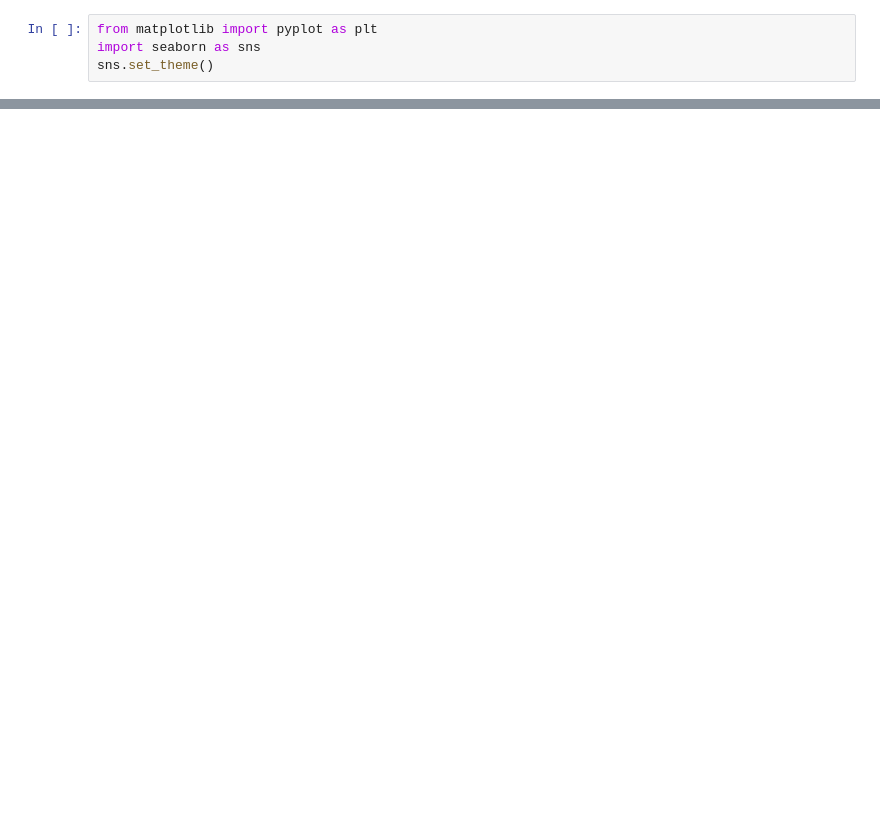
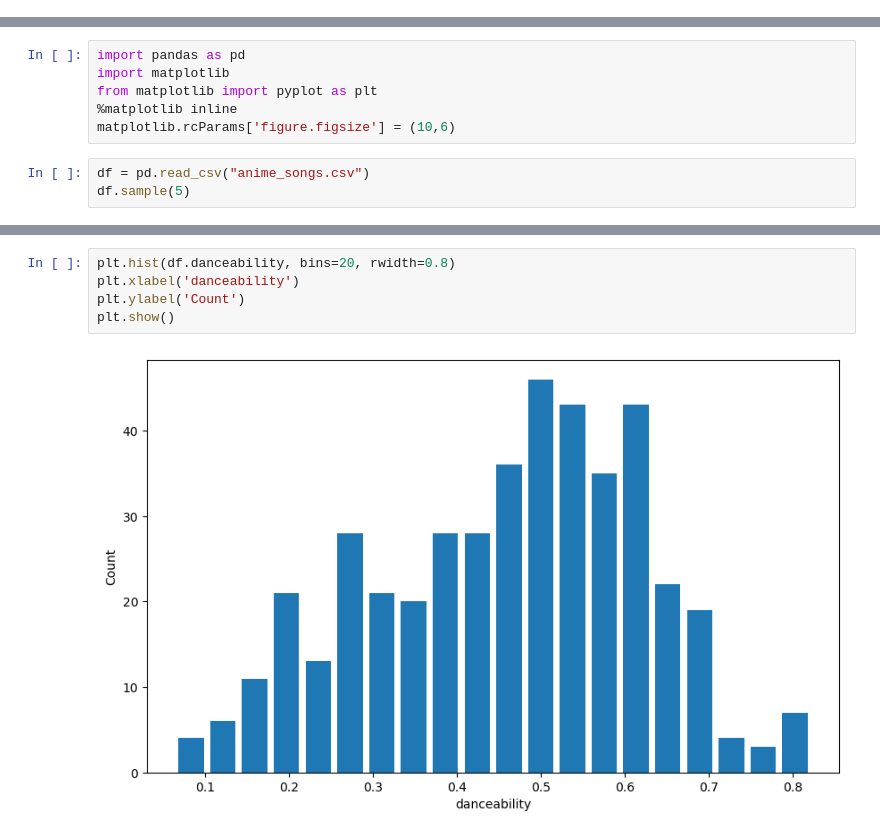
Before and after one commit to hashir-00/project-You-Anime, a Jupyter notebook: Ml model/clustering_songs.ipynb, the cells around one changed output, grey strips where cells are left out. Cells and saved outputs as stored; diff of their text form; blank space fills up the shorter version.

```diff
--- a/Ml model/clustering_songs.ipynb
+++ b/Ml model/clustering_songs.ipynb
@@ -101,4 +0,0 @@ Best three pairs of features with highest standard deviation:
-# %%
-from matplotlib import pyplot as plt
-import seaborn as sns
-sns.set_theme()
@@ -295,0 +3,9 @@ ax=sns.scatterplot(data=customers,
+# %%
+import pandas as pd
+import matplotlib
+from matplotlib import pyplot as plt
+%matplotlib inline
+matplotlib.rcParams['figure.figsize'] = (10,6)
+# %%
+df = pd.read_csv("anime_songs.csv")
+df.sample(5)
@@ -295,0 +19,7 @@ ax=sns.scatterplot(data=customers,
+# %%
+plt.hist(df.danceability, bins=20, rwidth=0.8)
+plt.xlabel('danceability')
+plt.ylabel('Count')
+plt.show()
+# %% [output]
+[figure, added]
```
Also changed, not shown: parts of 70 cells of this notebook.
